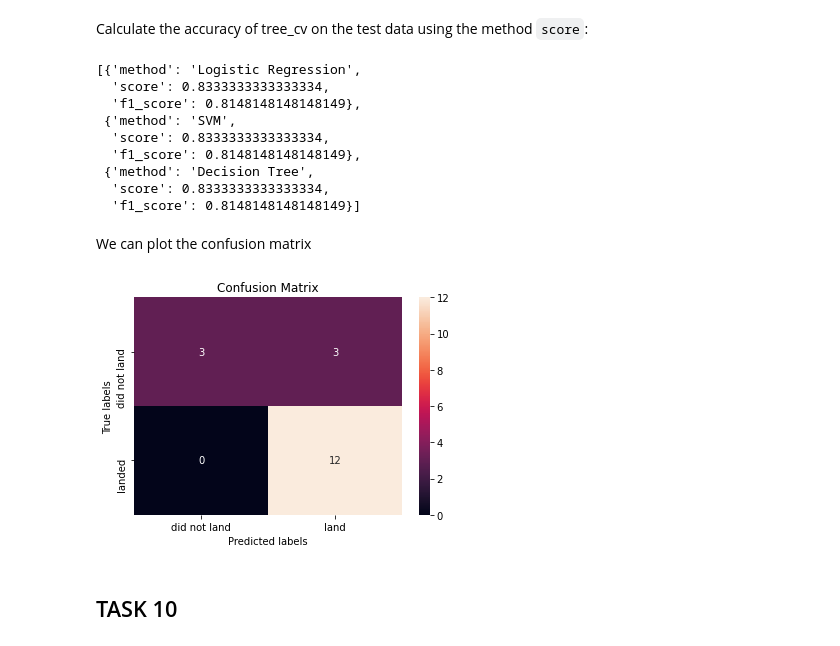
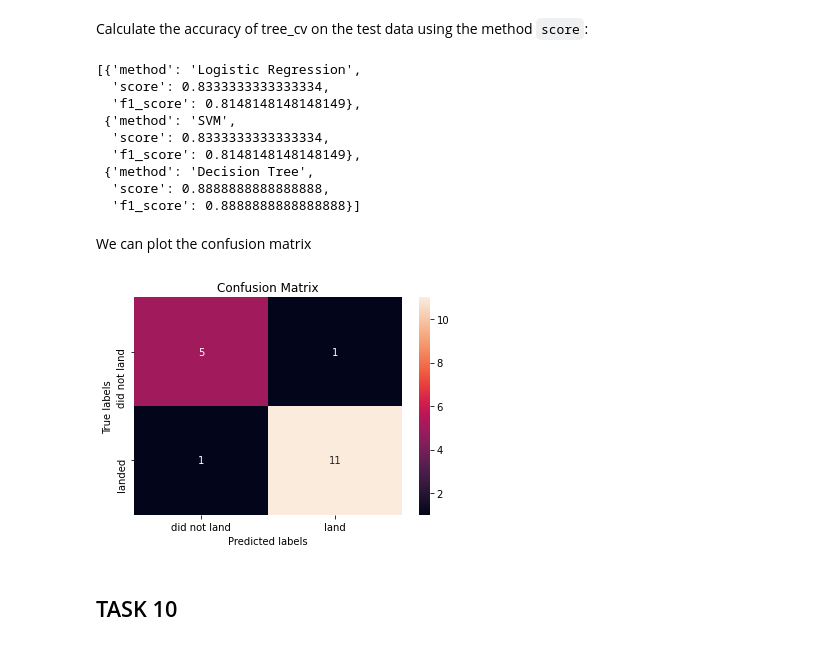
Before and after one commit to wanprabu/dsproject, a Jupyter notebook: Predictive Analysis.ipynb, the cells around one changed output. Cells and saved outputs as stored; diff of their text form; code cells hidden in the pictures.

```diff
--- a/Predictive Analysis.ipynb
+++ b/Predictive Analysis.ipynb
@@ -237,12 +237,12 @@ Examining the confusion matrix, we see that logistic regression can distinguish
 # %% [markdown]
 Create a support vector machine object then  create a  <code>GridSearchCV</code> object  <code>svm_cv</code> with cv - 10.  Fit the object to find the best parameters from the dictionary <code>parameters</code>.
 # %%
-parameters = {'kernel':('linear', 'rbf','poly','rbf', 'sigmoid'),
+parameters_svm = {'kernel':('linear', 'rbf','poly','rbf', 'sigmoid'),
               'C': np.logspace(-3, 3, 5),
               'gamma':np.logspace(-3, 3, 5)}
 svm = SVC()
 # %%
-svm_cv = GridSearchCV(estimator=svm, param_grid= parameters, cv = 10)
+svm_cv = GridSearchCV(estimator=svm, param_grid= parameters_svm, cv = 10)
 
 # fitting the model for grid search
 svm_cv.fit(X_train, Y_train)
@@ -294,7 +294,7 @@ plot_confusion_matrix(Y_test,yhat_svm)
 # %% [markdown]
 Create a decision tree classifier object then  create a  <code>GridSearchCV</code> object  <code>tree_cv</code> with cv = 10.  Fit the object to find the best parameters from the dictionary <code>parameters</code>.
 # %%
-parameters = {'criterion': ['gini', 'entropy'],
+parameters_tree = {'criterion': ['gini', 'entropy'],
      'splitter': ['best', 'random'],
      'max_depth': [2*n for n in range(1,10)],
      'max_features': ['auto', 'sqrt'],
@@ -303,7 +303,7 @@ parameters = {'criterion': ['gini', 'entropy'],
 
 tree = DecisionTreeClassifier()
 # %%
-tree_cv = GridSearchCV(estimator=tree, param_grid= parameters, cv = 10)
+tree_cv = GridSearchCV(estimator=tree, param_grid= parameters_tree, cv = 10)
 
 # fitting the model for grid search
 tree_cv.fit(X_train, Y_train)
@@ -328,13 +328,13 @@ accuracy : 0.8875
 # %% [markdown]
 Calculate the accuracy of tree_cv on the test data using the method <code>score</code>:
 # %%
-score = tree_cv.score(X_test, Y_test)
+tree_score = tree_cv.score(X_test, Y_test)
 
 from sklearn.metrics import f1_score
 yhat_tree = tree_cv.predict(X_test)
-f1_score = f1_score(Y_test, yhat_tree, average='weighted')
+tree_f1_score = f1_score(Y_test, yhat_tree, average='weighted')
 #score
-accuracy.append({'method': 'Decision Tree', 'score':score, 'f1_score':f1_score})
+accuracy.append({'method': 'Decision Tree', 'score':tree_score, 'f1_score':tree_f1_score})
 accuracy
 # %% [output]
 [{'method': 'Logistic Regression',
@@ -344,15 +344,15 @@ accuracy
   'score': 0.8333333333333334,
   'f1_score': 0.8148148148148149},
  {'method': 'Decision Tree',
-  'score': 0.8333333333333334,
-  'f1_score': 0.8148148148148149}]
+  'score': 0.8888888888888888,
+  'f1_score': 0.8888888888888888}]
 # %% [markdown]
 We can plot the confusion matrix
 # %%
-yhat = svm_cv.predict(X_test)
+#yhat = svm_cv.predict(X_test)
 plot_confusion_matrix(Y_test,yhat_tree)
 # %% [output]
-[figure, old version]
+[figure, new version]
 # %% [markdown]
 ## TASK  10
 # %% [markdown]
```
Also changed, not shown: parts of 10 cells of this notebook.
